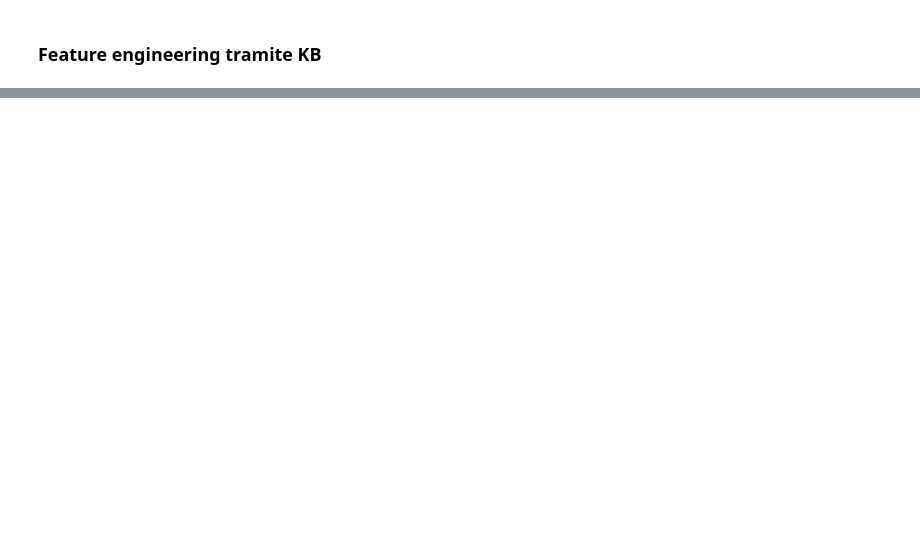
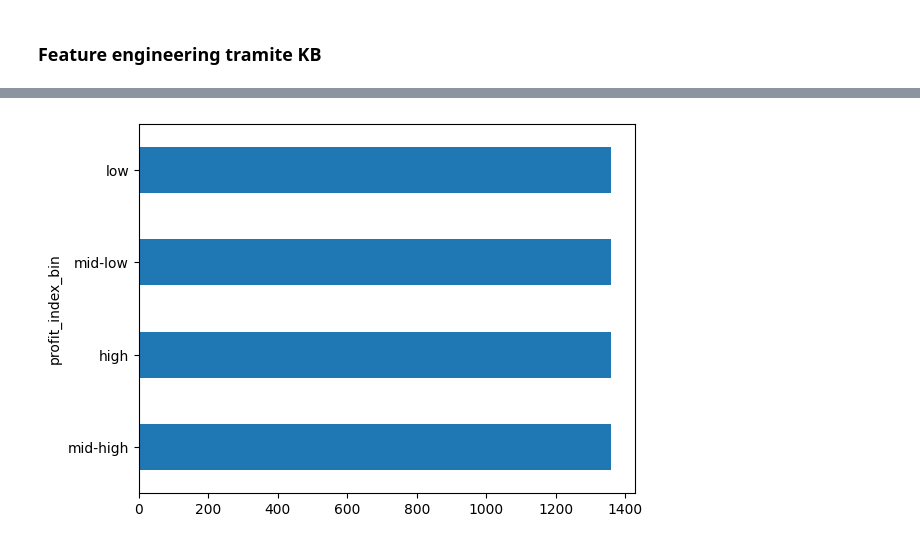
Before and after one commit to giosteh/ProgettoICon-MovieIndustryInsider, a Jupyter notebook: source/kb.ipynb, the cells around one changed output, grey strips where cells are left out. Cells and saved outputs as stored; diff of their text form; code cells hidden in the pictures; blank space fills up the shorter version.

```diff
--- a/source/kb.ipynb
+++ b/source/kb.ipynb
@@ -117,0 +245,7 @@ df.to_csv('../dataset/movies_final_v1.csv', index=False)
+# %%
+df = pd.read_csv('../dataset/movies_final_v2.csv')
+
+df['profit_index_bin'].value_counts().plot.barh()
+plt.show()
+# %% [output]
+[figure, added]
```
Also changed, not shown: parts of 2 cells of this notebook, 4 other files.
